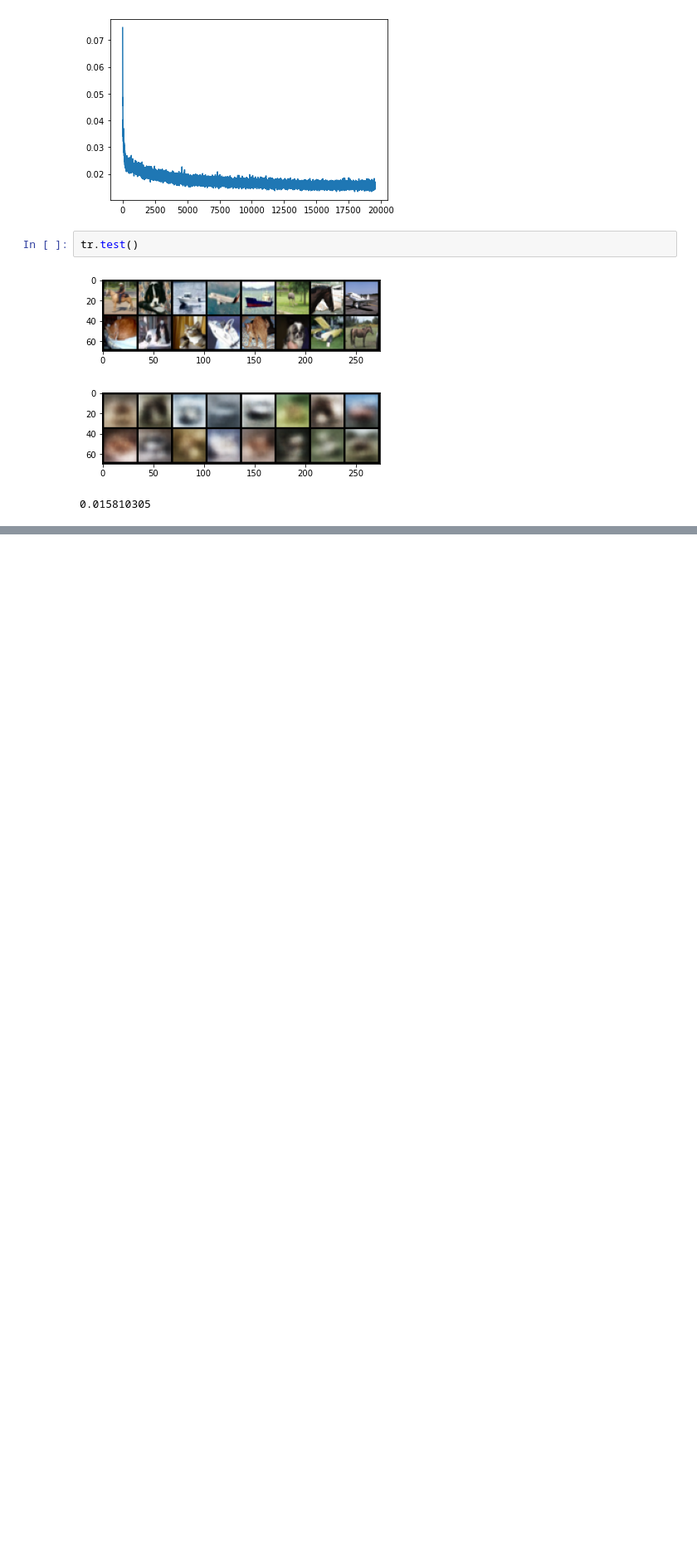
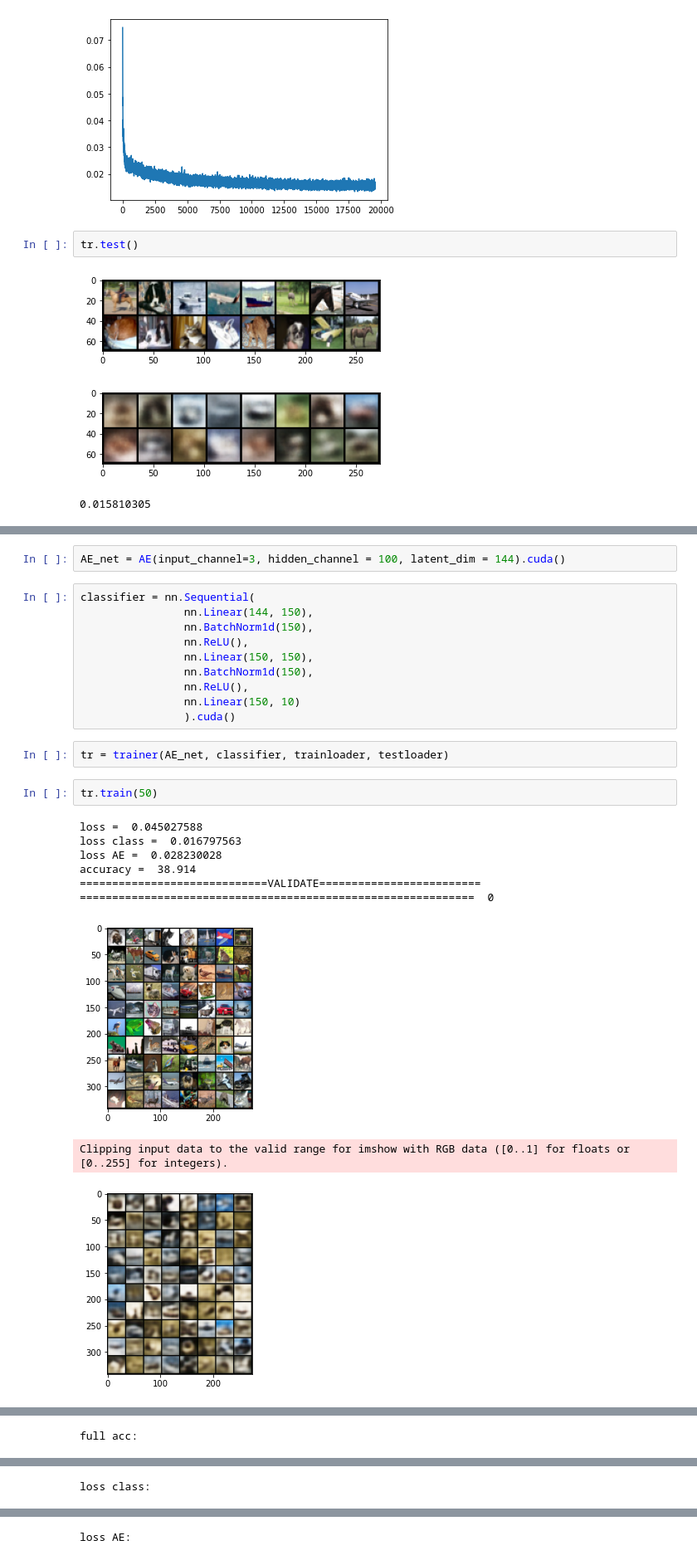
Before and after one commit to ZerlGray/test_task, a Jupyter notebook: test task.ipynb, the cells around one changed output, grey strips where cells are left out. Shown at 83% size. Cells and saved outputs as stored; diff of their text form; blank space fills up the shorter version.

```diff
--- a/test task.ipynb
+++ b/test task.ipynb
@@ -514,0 +690,26 @@ tr.test()
+# %%
+AE_net = AE(input_channel=3, hidden_channel = 100, latent_dim = 144).cuda()
+# %%
+classifier = nn.Sequential(
+                nn.Linear(144, 150),
+                nn.BatchNorm1d(150),
+                nn.ReLU(),
+                nn.Linear(150, 150),
+                nn.BatchNorm1d(150),
+                nn.ReLU(),
+                nn.Linear(150, 10)
+                ).cuda()
+# %%
+tr = trainer(AE_net, classifier, trainloader, testloader)
+# %%
+tr.train(50)
+# %% [output]
+loss =  0.045027588
+loss class =  0.016797563
+loss AE =  0.028230028
+accuracy =  38.914
+=============================VALIDATE=========================
+=============================================================  0
+[figure, added]
+Clipping input data to the valid range for imshow with RGB data ([0..1] for floats or [0..255] for integers).
+[figure, added]
@@ -514,0 +718 @@ tr.test()
+full acc:
@@ -514,0 +720 @@ tr.test()
+loss class:
@@ -514,0 +722 @@ tr.test()
+loss AE:
```
Also changed, not shown: parts of 6 cells of this notebook.
